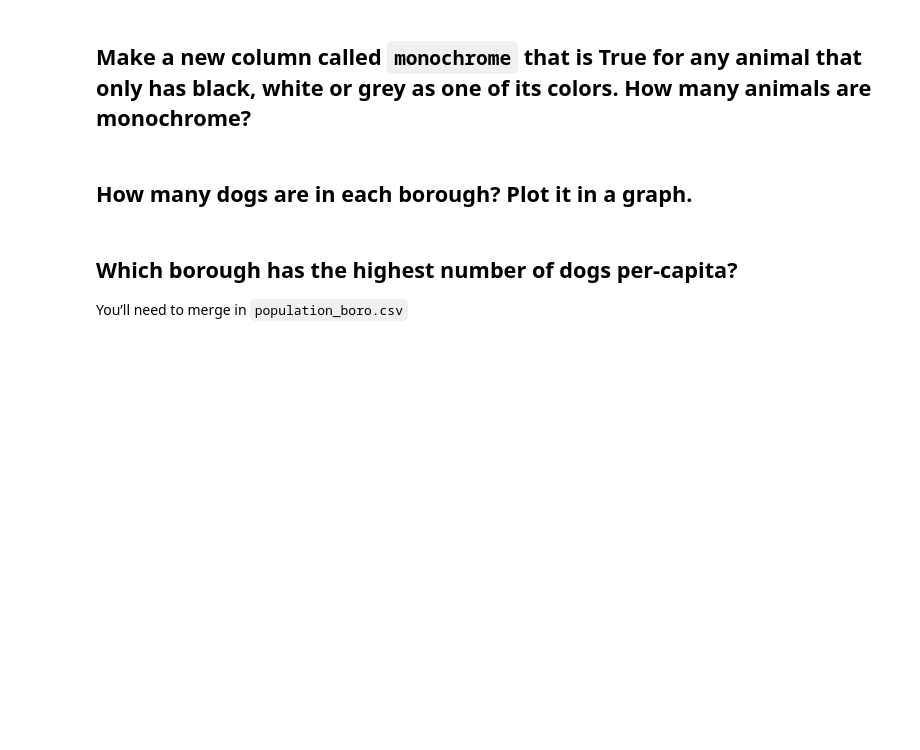
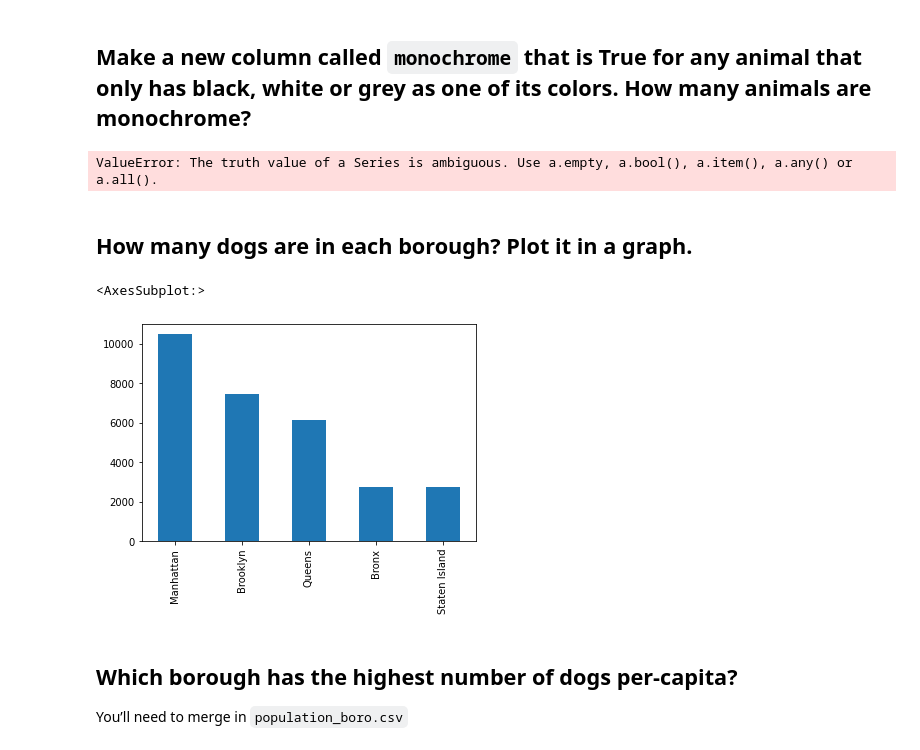
Before and after one commit to obverter/lede-homework-7, a Jupyter notebook: 07-homework/dogs/Dataset TWO - Dogs.ipynb, the cells around one changed output. Cells and saved outputs as stored; diff of their text form; code cells hidden in the pictures; blank space fills up the shorter version.

```diff
--- a/07-homework/dogs/Dataset TWO - Dogs.ipynb
+++ b/07-homework/dogs/Dataset TWO - Dogs.ipynb
@@ -50,3 +183,6 @@ Can we make an assumption either way? Then check your result with another `.valu
 ## Create a new column called "year" that is the dog's year of birth
 
 The `Animal Birth` column is a datetime, so you can get the year out of it with the code `df['Animal Birth'].apply(lambda birth: birth.year)`.
+# %%
+df['year'] = df['Animal Birth'].apply(lambda birth: birth.year)
+df.head()
@@ -53,2 +196,5 @@ The `Animal Birth` column is a datetime, so you can get the year out of it with
 # %% [markdown]
 ## Calculate a new column called “age” that shows approximately how old the dog is. How old are dogs on average?
+# %%
+df['age'] = pd.datetime.now().year - df.year
+df.age.mean()
@@ -58,3 +206,7 @@ The `Animal Birth` column is a datetime, so you can get the year out of it with
 ## Which neighborhood does each dog live in?
 
 You also have a (terrible) list of NYC neighborhoods in `zipcodes-neighborhoods.csv`. Join these two datasets together, so we know what neighborhood each dog lives in. **Be sure to not read it in as `df`, or else you'll overwrite your dogs dataframe.**
+# %%
+neighborhoods_df = pd.read_csv('zipcodes-neighborhoods.csv')
+df = df.merge(neighborhoods_df, left_on='Owner Zip Code', right_on='zip')
+df.head(5)
@@ -73,7 +285,23 @@ You'll want to do these separately, and filter for each.
 # %% [markdown]
 ## Make a new column called `monochrome` that is True for any animal that only has black, white or grey as one of its colors. How many animals are monochrome?
+# %%
+df['Animal Dominant Color'] = df['Animal Dominant Color'].str.upper()
+df['Animal Secondary Color'] = df['Animal Secondary Color'].str.upper()
+df['Animal Third Color'] = df['Animal Third Color'].str.upper()
+
+monochromes = ['WHITE', 'BLACK', 'GREY']
+
+for dog in df:
+    df['monochrome'] = bool(df['Animal Dominant Color'] or df['Animal Secondary Color'] or df['Animal Third Color'].isin(monochromes))
+# %% [output]
+ValueError: The truth value of a Series is ambiguous. Use a.empty, a.bool(), a.item(), a.any() or a.all().
 # %% [markdown]
 ## How many dogs are in each borough? Plot it in a graph.
+# %%
+df.borough.value_counts().plot(kind='bar')
+# %% [output]
+<AxesSubplot:>
+[figure, added]
 # %% [markdown]
 ## Which borough has the highest number of dogs per-capita?
 
```
Also changed, not shown: parts of 27 cells of this notebook, 2 other files.
